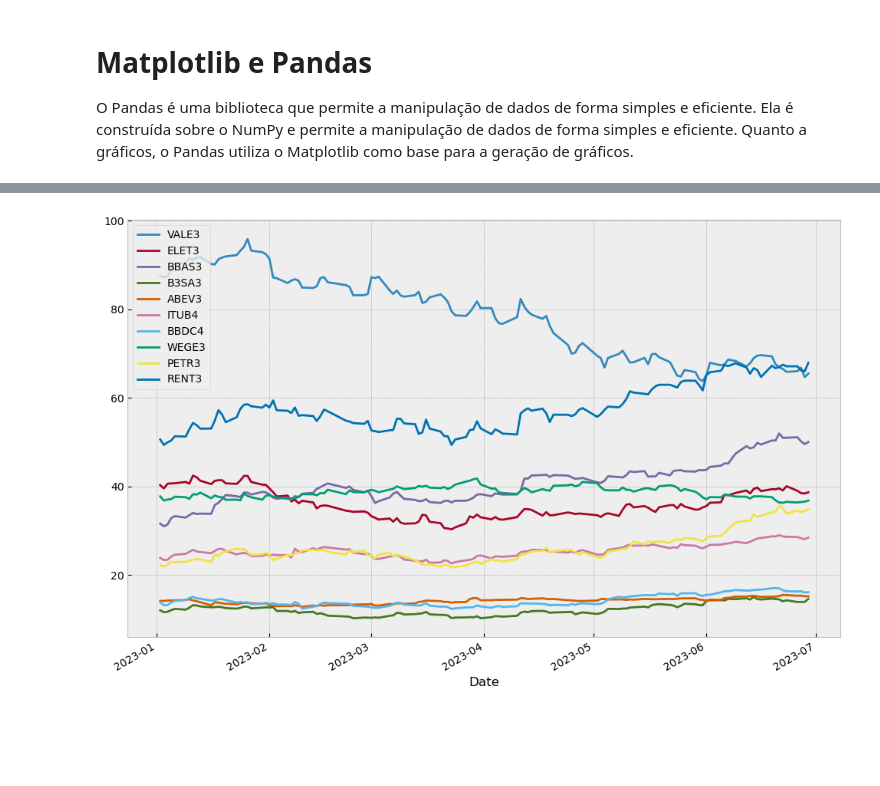
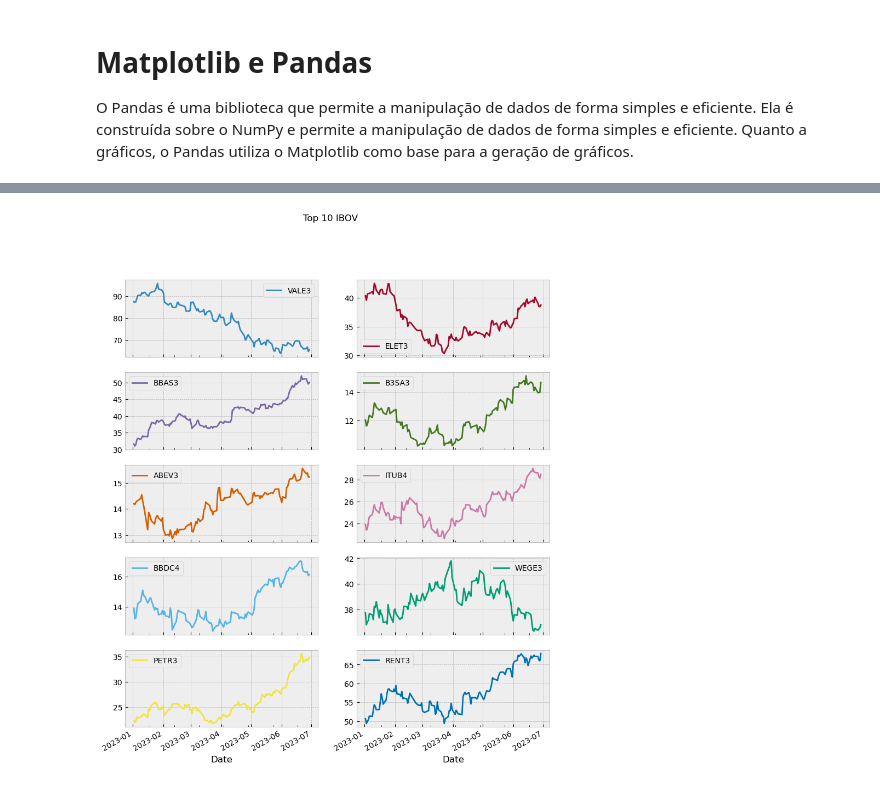
Before and after one commit to PauloViniciusR/Analise_dados, a Jupyter notebook: Matplotlib/Pandas_Matplot/24_pandas.ipynb, the cells around one changed output, grey strips where cells are left out. Saved outputs shown, nothing was run; the diff lists cells and outputs as text; code cells hidden in the pictures; blank space fills up the shorter version.

Commit message:
pandas e matplot

```diff
--- a/Matplotlib/Pandas_Matplot/24_pandas.ipynb
+++ b/Matplotlib/Pandas_Matplot/24_pandas.ipynb
@@ -38,0 +11,10 @@ df_top_10.head()
+# %%
+import numpy as np
+import pandas as pd
+
+ARQUIVO_TOP_10_IBOV = 'top_10_ibov_mai_ago_2023.csv'
+
+df_top_10_ibov = pd.read_csv(ARQUIVO_TOP_10_IBOV)
+df_top_10_ibov['Date'] = pd.to_datetime(df_top_10_ibov['Date'], format='%Y-%m-%d')
+df_top_10_ibov = df_top_10_ibov.set_index('Date', drop=True)
+df_top_10_ibov.head()
@@ -119,10 +49,9 @@ df_top_10.plot()
 # %%
 import matplotlib.pyplot as plt
 
-plt.style.use("bmh")
+plt.style.use('bmh')
 
-df_top_10.plot(figsize=(12, 8))
-
+df_top_10_ibov.plot(figsize=(10, 12), title='Top 10 IBOV', subplots=True, layout=(5, 2))
 plt.show()
 # %% [output]
-[figure, old version]
+[figure, new version]
```
Also changed, not shown: parts of 28 cells of this notebook.
